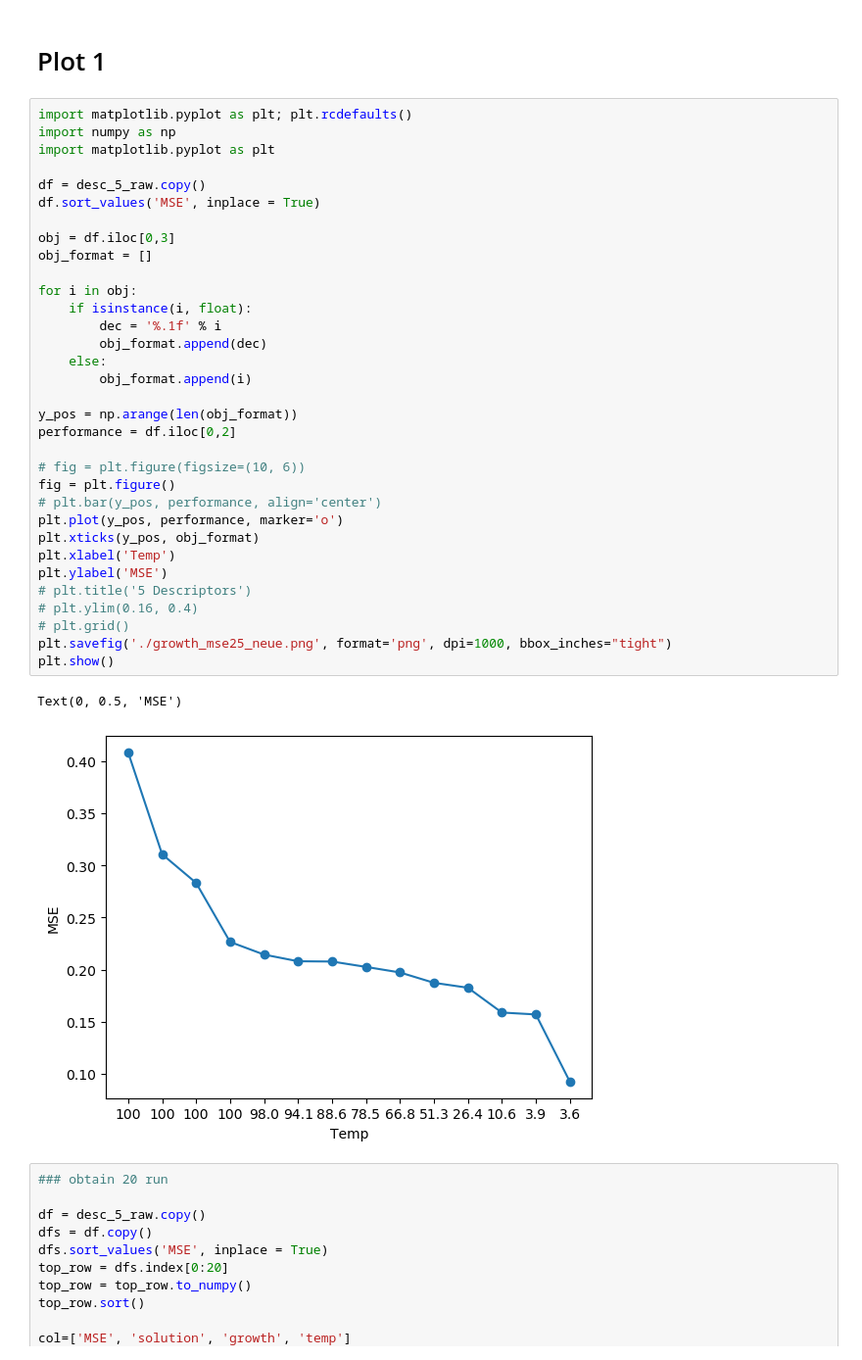
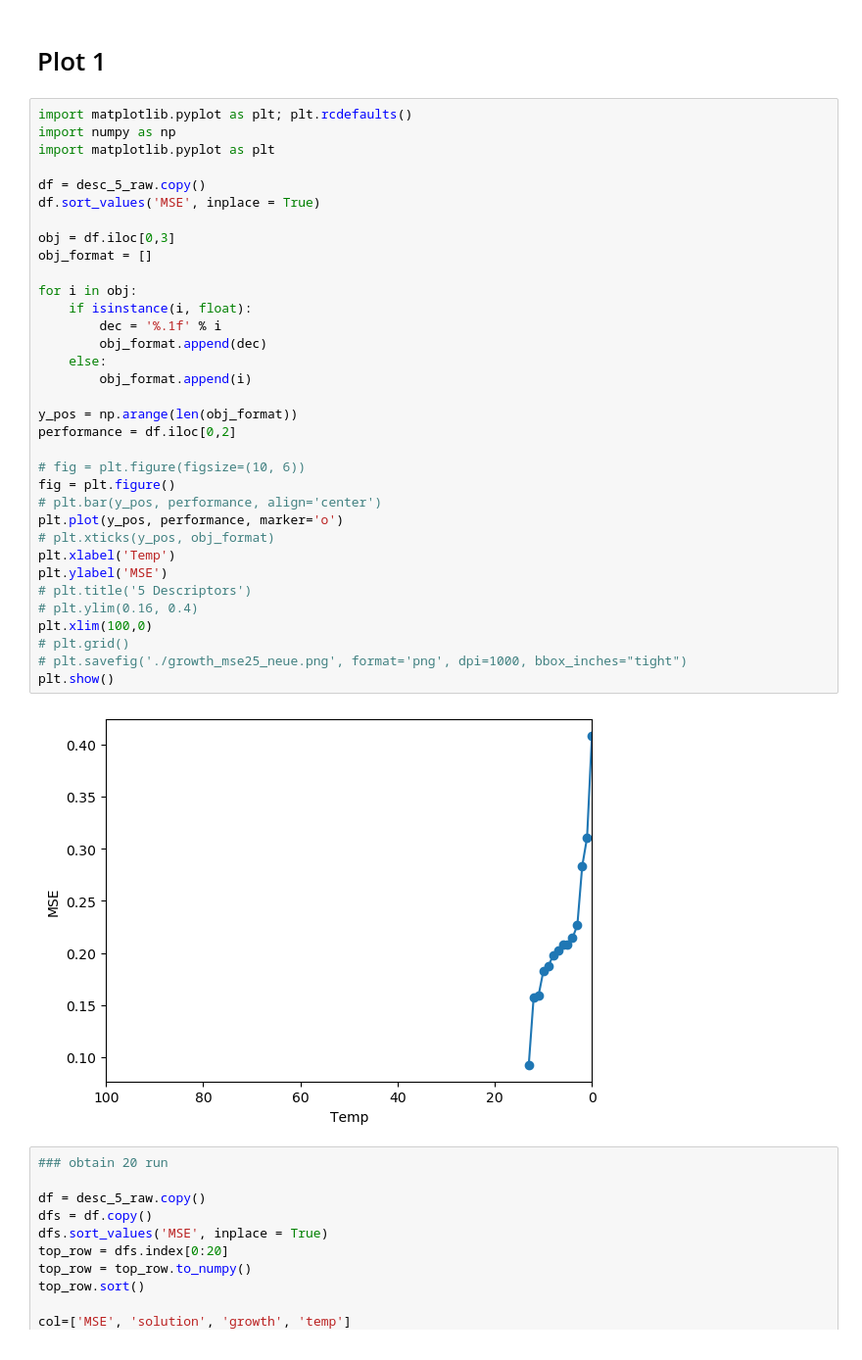
Before and after one commit to mfrizqi/FINAL_TA, a Jupyter notebook: graphs.ipynb, the cells around one changed output. Shown: that part at 98% size. Cells and saved outputs as stored; diff of their text form.

```diff
--- a/graphs.ipynb
+++ b/graphs.ipynb
@@ -50,37 +50,37 @@ import matplotlib.pyplot as plt; plt.rcdefaults()
 import numpy as np
 import matplotlib.pyplot as plt
 
 df = desc_5_raw.copy()
 df.sort_values('MSE', inplace = True)
 
 obj = df.iloc[0,3]
 obj_format = []
 
 for i in obj:
     if isinstance(i, float):
         dec = '%.1f' % i
         obj_format.append(dec)
     else:
         obj_format.append(i)
 
 y_pos = np.arange(len(obj_format))
 performance = df.iloc[0,2]
 
 # fig = plt.figure(figsize=(10, 6))
 fig = plt.figure()
 # plt.bar(y_pos, performance, align='center')
 plt.plot(y_pos, performance, marker='o')
-plt.xticks(y_pos, obj_format)
+# plt.xticks(y_pos, obj_format)
 plt.xlabel('Temp')
 plt.ylabel('MSE')
 # plt.title('5 Descriptors')
 # plt.ylim(0.16, 0.4)
+plt.xlim(100,0)
 # plt.grid()
-plt.savefig('./growth_mse25_neue.png', format='png', dpi=1000, bbox_inches="tight")
+# plt.savefig('./growth_mse25_neue.png', format='png', dpi=1000, bbox_inches="tight")
 plt.show()
 # %% [output]
-Text(0, 0.5, 'MSE')
-[figure, old version]
+[figure, new version]
 # %%
 ### obtain 20 run
 
```
Also changed, not shown: 3 other files.
